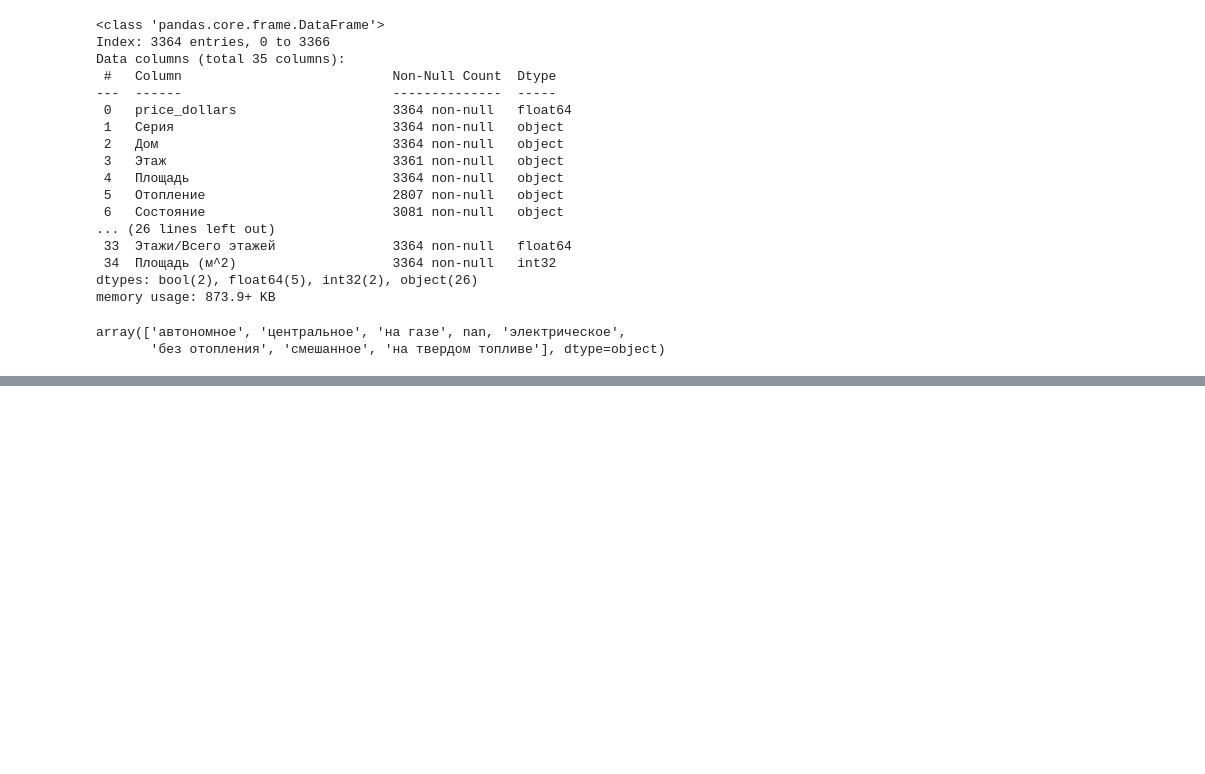
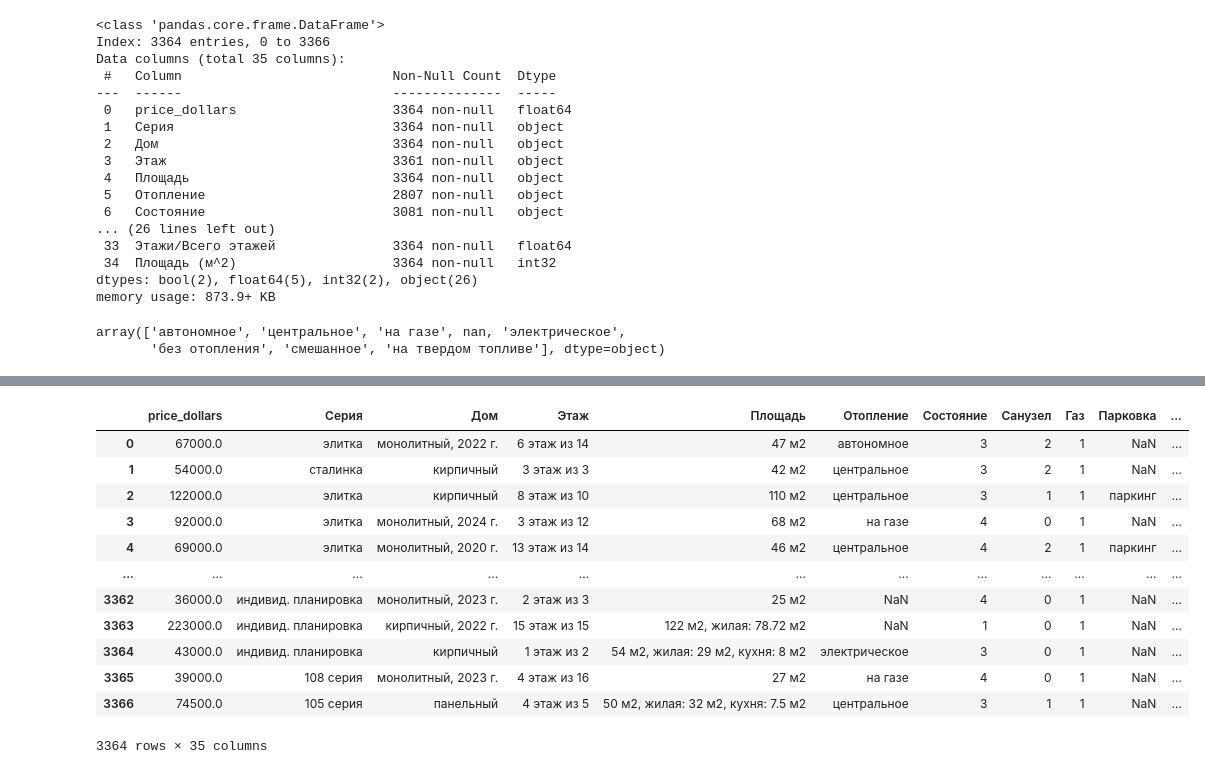
Before and after one commit to bbzet/predicting_the_cost_appartment, a Jupyter notebook: data_preprocessing.ipynb, the cells around one changed output, grey strips where cells are left out. Saved outputs shown, nothing was run; the diff lists cells and outputs as text; code cells hidden in the pictures; blank space fills up the shorter version.

```diff
--- a/data_preprocessing.ipynb
+++ b/data_preprocessing.ipynb
@@ -298,0 +342,2 @@ array(['автономное', 'центральное', 'на газе', nan, '
+# %%
+df['Качество_отопление'].fillna(df['Качество_отопление'].median(), inplace=True)
@@ -298,0 +358,8 @@ array(['автономное', 'центральное', 'на газе', nan, '
+# %%
+df['Состояние'] = df['Состояние'].apply(
+    lambda x: 0 if x == 'не достроено' else
+              1 if pd.isnull(x) else
+              2 if x == 'среднее' else
+              3 if x == 'хорошее' else
+              4)
+df
@@ -298,0 +385,8 @@ array(['автономное', 'центральное', 'на газе', nan, '
+# %%
+df['Санузел'] = df['Санузел'].apply(
+    lambda x: 1 if x == 'раздельный' else
+              2 if x == 'совмещенный' else
+              3 if x == '2 с/у и более' else
+              0
+)
+df
@@ -298,0 +407,21 @@ array(['автономное', 'центральное', 'на газе', nan, '
+# %%
+df['Газ'] = df['Газ'].apply(
+    lambda x: 0 if x == 'нет' or x == 'возможно подключение' or x == 'автономный' else
+              1
+)
+df.drop(columns='Входная дверь', inplace=True)
+df
+# %% [output]
+|  | price_dollars | Серия | Дом | Этаж | Площадь | Отопление | Состояние | Санузел | Газ | Парковка | ... |
+| 0 | 67000.0 | элитка | монолитный, 2022 г. | 6 этаж из 14 | 47 м2 | автономное | 3 | 2 | 1 | NaN | ... |
+| 1 | 54000.0 | сталинка | кирпичный | 3 этаж из 3 | 42 м2 | центральное | 3 | 2 | 1 | NaN | ... |
+| 2 | 122000.0 | элитка | кирпичный | 8 этаж из 10 | 110 м2 | центральное | 3 | 1 | 1 | паркинг | ... |
+| 3 | 92000.0 | элитка | монолитный, 2024 г. | 3 этаж из 12 | 68 м2 | на газе | 4 | 0 | 1 | NaN | ... |
+| 4 | 69000.0 | элитка | монолитный, 2020 г. | 13 этаж из 14 | 46 м2 | центральное | 4 | 2 | 1 | паркинг | ... |
+| ... | ... | ... | ... | ... | ... | ... | ... | ... | ... | ... | ... |
+| 3362 | 36000.0 | индивид. планировка | монолитный, 2023 г. | 2 этаж из 3 | 25 м2 | NaN | 4 | 0 | 1 | NaN | ... |
+| 3363 | 223000.0 | индивид. планировка | кирпичный, 2022 г. | 15 этаж из 15 | 122 м2, жилая: 78.72 м2 | NaN | 1 | 0 | 1 | NaN | ... |
+| 3364 | 43000.0 | индивид. планировка | кирпичный | 1 этаж из 2 | 54 м2, жилая: 29 м2, кухня: 8 м2 | электрическое | 3 | 0 | 1 | NaN | ... |
+| 3365 | 39000.0 | 108 серия | монолитный, 2023 г. | 4 этаж из 16 | 27 м2 | на газе | 4 | 0 | 1 | NaN | ... |
+| 3366 | 74500.0 | 105 серия | панельный | 4 этаж из 5 | 50 м2, жилая: 32 м2, кухня: 7.5 м2 | центральное | 3 | 1 | 1 | NaN | ... |
+3364 rows × 35 columns
```
Also changed, not shown: parts of 15 cells of this notebook, 1 other file.
